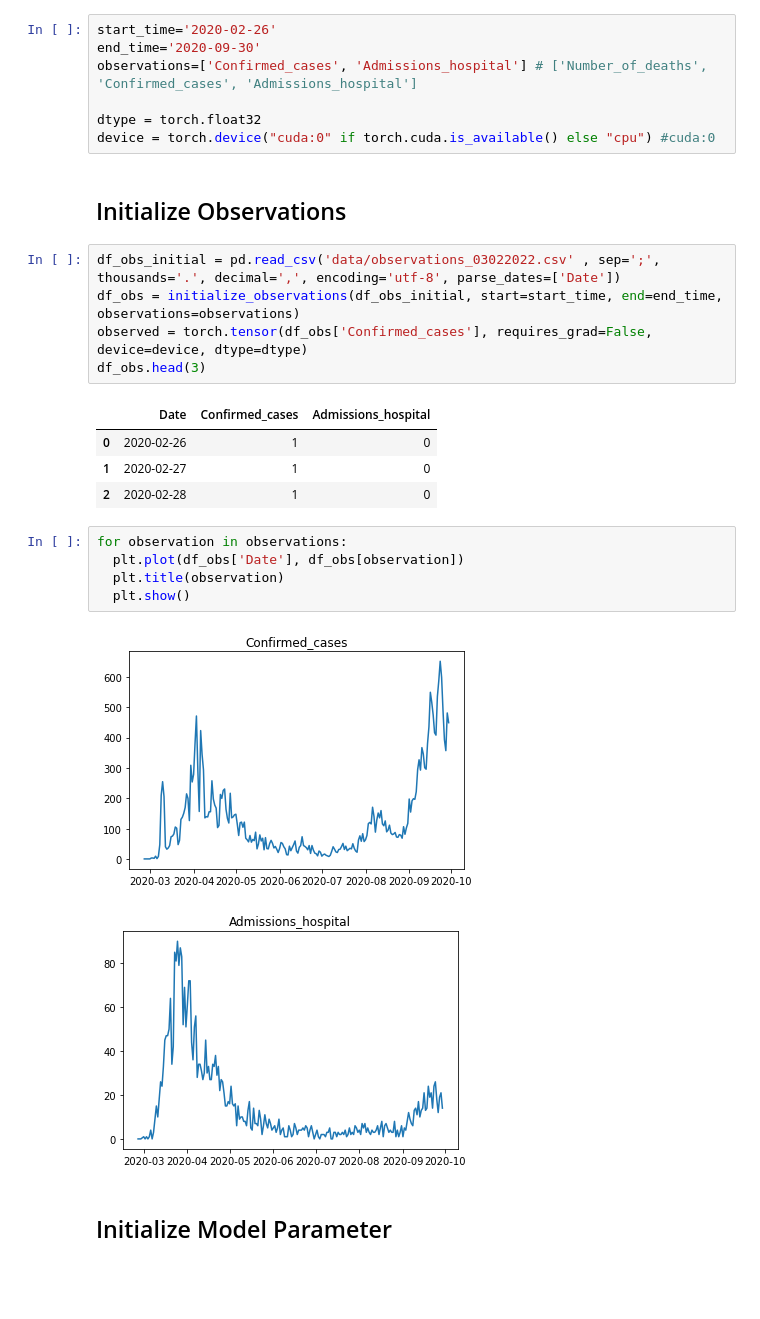
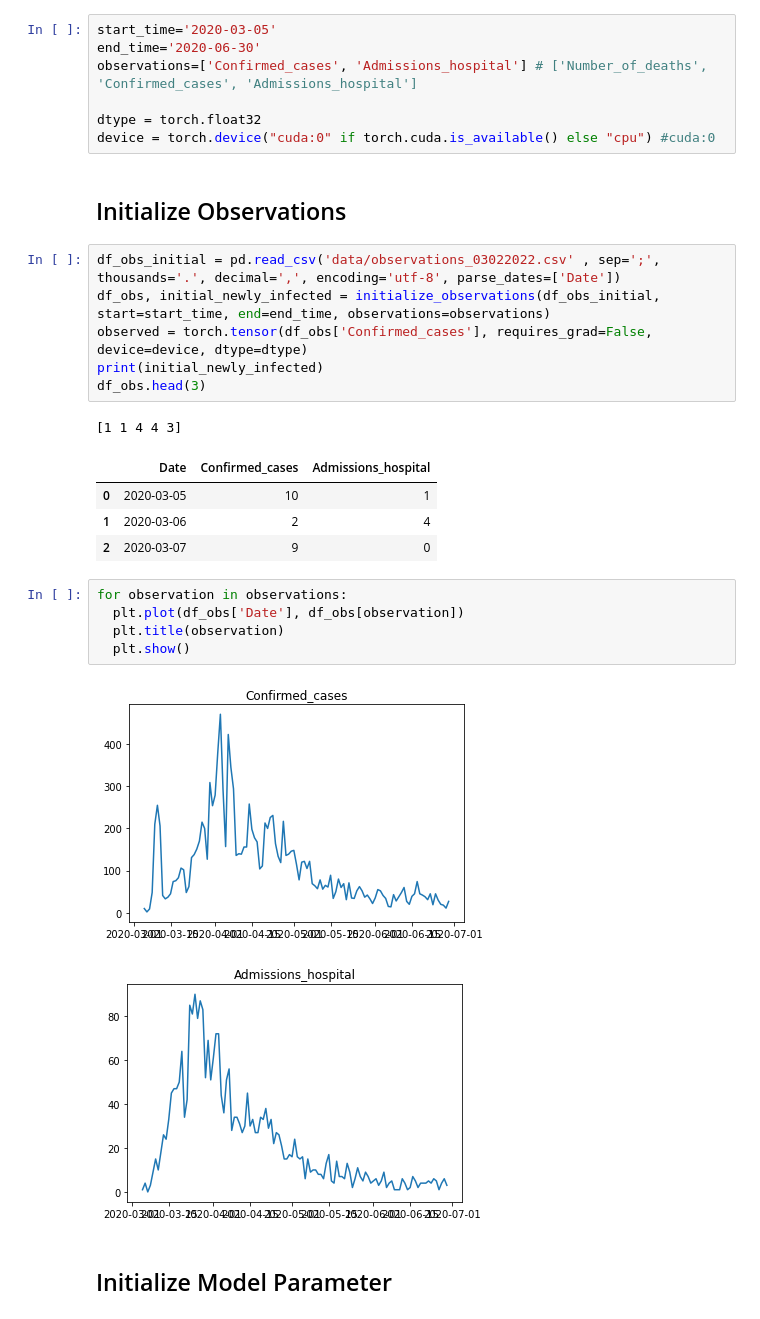
Before and after one commit to anuarsantoyo/master-thesis, a Jupyter notebook: model/220308_model_optimization.ipynb, the cells around one changed output. Drawn from its saved outputs; the diff is of its cells as text; blank space fills up the shorter version.

```diff
--- a/model/220308_model_optimization.ipynb
+++ b/model/220308_model_optimization.ipynb
@@ -42,8 +40,8 @@ from model.modelhelper import *
 # %% [markdown]
 ## Optimization Settings
 # %%
-start_time='2020-02-26'
-end_time='2020-09-30'
+start_time='2020-03-05'
+end_time='2020-06-30'
 observations=['Confirmed_cases', 'Admissions_hospital'] # ['Number_of_deaths', 'Confirmed_cases', 'Admissions_hospital']
 
 dtype = torch.float32
@@ -52,22 +50,24 @@ device = torch.device("cuda:0" if torch.cuda.is_available() else "cpu") #cuda:0
 ## Initialize Observations
 # %%
 df_obs_initial = pd.read_csv('data/observations_03022022.csv' , sep=';', thousands='.', decimal=',', encoding='utf-8', parse_dates=['Date'])
-df_obs = initialize_observations(df_obs_initial, start=start_time, end=end_time, observations=observations)
+df_obs, initial_newly_infected = initialize_observations(df_obs_initial, start=start_time, end=end_time, observations=observations)
 observed = torch.tensor(df_obs['Confirmed_cases'], requires_grad=False, device=device, dtype=dtype)
+print(initial_newly_infected)
 df_obs.head(3)
 # %% [output]
+[1 1 4 4 3]
 |  | Date | Confirmed_cases | Admissions_hospital |
-| 0 | 2020-02-26 | 1 | 0 |
-| 1 | 2020-02-27 | 1 | 0 |
-| 2 | 2020-02-28 | 1 | 0 |
+| 0 | 2020-03-05 | 10 | 1 |
+| 1 | 2020-03-06 | 2 | 4 |
+| 2 | 2020-03-07 | 9 | 0 |
 # %%
 for observation in observations:
   plt.plot(df_obs['Date'], df_obs[observation])
   plt.title(observation)
   plt.show()
 # %% [output]
-[figure, old version]
+[figure, new version]
-[figure, old version]
+[figure, new version]
 # %% [markdown]
 ## Initialize Model Parameter
 # %% [markdown]
```
Also changed, not shown: parts of 10 cells of this notebook, 1 other file.
